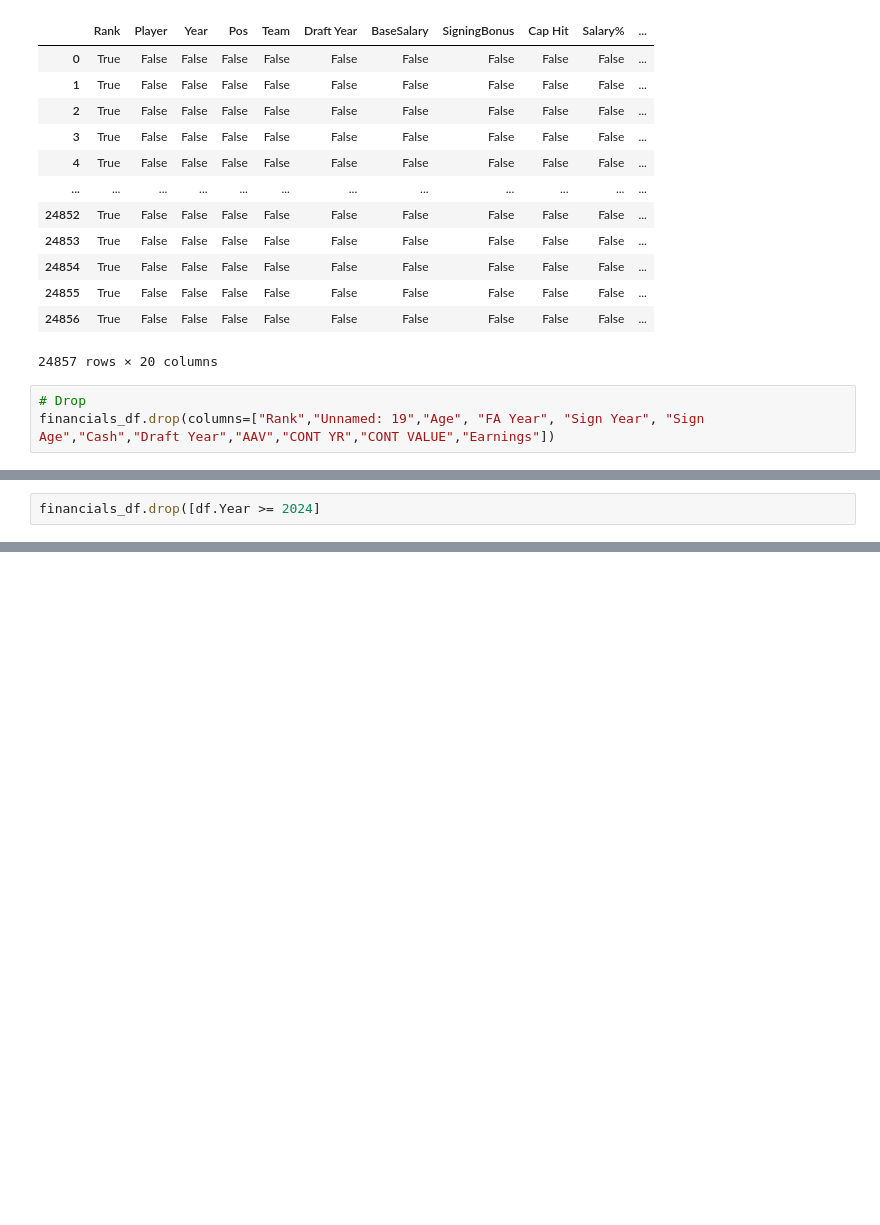
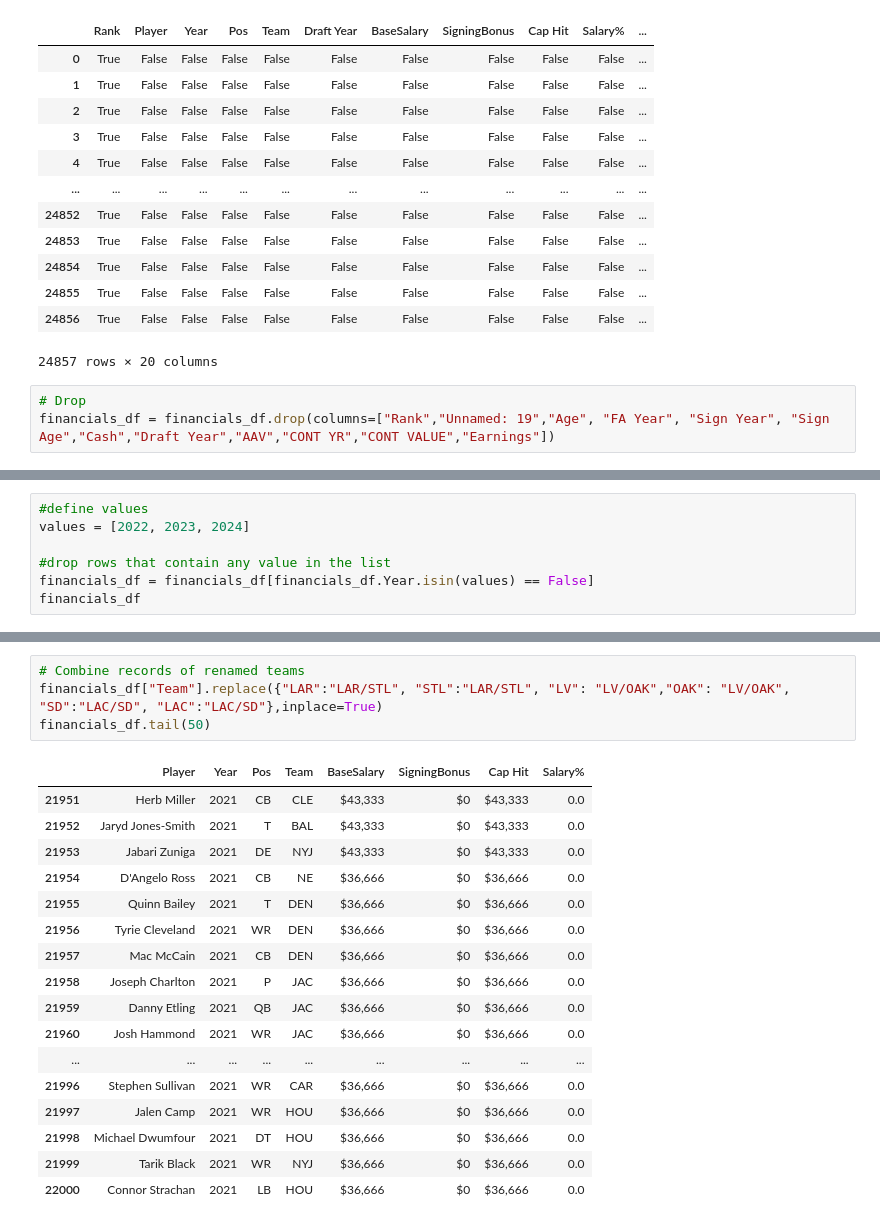
Before and after one commit to leblabac/dain-bramage-final-project, a Jupyter notebook: NFL Financials.ipynb, the cells around one changed output, grey strips where cells are left out. Cells and saved outputs as stored; diff of their text form; blank space fills up the shorter version.

Commit message:
Upload financials_r1

```diff
--- a/NFL Financials.ipynb
+++ b/NFL Financials.ipynb
@@ -62,4 +62,4 @@ financials_df.isnull()
 24857 rows × 20 columns
 # %%
 # Drop
-financials_df.drop(columns=["Rank","Unnamed: 19","Age", "FA Year", "Sign Year", "Sign Age","Cash","Draft Year","AAV","CONT YR","CONT VALUE","Earnings"])
+financials_df = financials_df.drop(columns=["Rank","Unnamed: 19","Age", "FA Year", "Sign Year", "Sign Age","Cash","Draft Year","AAV","CONT YR","CONT VALUE","Earnings"])
@@ -80,3 +66,8 @@ financials_df.drop(columns=["Rank","Unnamed: 19","Age", "FA Year", "Sign Year",
 # %%
-financials_df.drop([df.Year >= 2024]
+#define values
+values = [2022, 2023, 2024]
+
+#drop rows that contain any value in the list
+financials_df = financials_df[financials_df.Year.isin(values) == False]
+financials_df
 # %% [output]
@@ -83,0 +112,22 @@ NameError: name 'df' is not defined
+# %%
+# Combine records of renamed teams
+financials_df["Team"].replace({"LAR":"LAR/STL", "STL":"LAR/STL", "LV": "LV/OAK","OAK": "LV/OAK", "SD":"LAC/SD", "LAC":"LAC/SD"},inplace=True)
+financials_df.tail(50)
+# %% [output]
+|  | Player | Year | Pos | Team | BaseSalary | SigningBonus | Cap Hit | Salary% |
+| 21951 | Herb Miller | 2021 | CB | CLE | $43,333 | $0 | $43,333 | 0.0 |
+| 21952 | Jaryd Jones-Smith | 2021 | T | BAL | $43,333 | $0 | $43,333 | 0.0 |
+| 21953 | Jabari Zuniga | 2021 | DE | NYJ | $43,333 | $0 | $43,333 | 0.0 |
+| 21954 | D'Angelo Ross | 2021 | CB | NE | $36,666 | $0 | $36,666 | 0.0 |
+| 21955 | Quinn Bailey | 2021 | T | DEN | $36,666 | $0 | $36,666 | 0.0 |
+| 21956 | Tyrie Cleveland | 2021 | WR | DEN | $36,666 | $0 | $36,666 | 0.0 |
+| 21957 | Mac McCain | 2021 | CB | DEN | $36,666 | $0 | $36,666 | 0.0 |
+| 21958 | Joseph Charlton | 2021 | P | JAC | $36,666 | $0 | $36,666 | 0.0 |
+| 21959 | Danny Etling | 2021 | QB | JAC | $36,666 | $0 | $36,666 | 0.0 |
+| 21960 | Josh Hammond | 2021 | WR | JAC | $36,666 | $0 | $36,666 | 0.0 |
+| ... | ... | ... | ... | ... | ... | ... | ... | ... |
+| 21996 | Stephen Sullivan | 2021 | WR | CAR | $36,666 | $0 | $36,666 | 0.0 |
+| 21997 | Jalen Camp | 2021 | WR | HOU | $36,666 | $0 | $36,666 | 0.0 |
+| 21998 | Michael Dwumfour | 2021 | DT | HOU | $36,666 | $0 | $36,666 | 0.0 |
+| 21999 | Tarik Black | 2021 | WR | NYJ | $36,666 | $0 | $36,666 | 0.0 |
+| 22000 | Connor Strachan | 2021 | LB | HOU | $36,666 | $0 | $36,666 | 0.0 |
```
Also changed, not shown: parts of 4 cells of this notebook, 2 other files.
